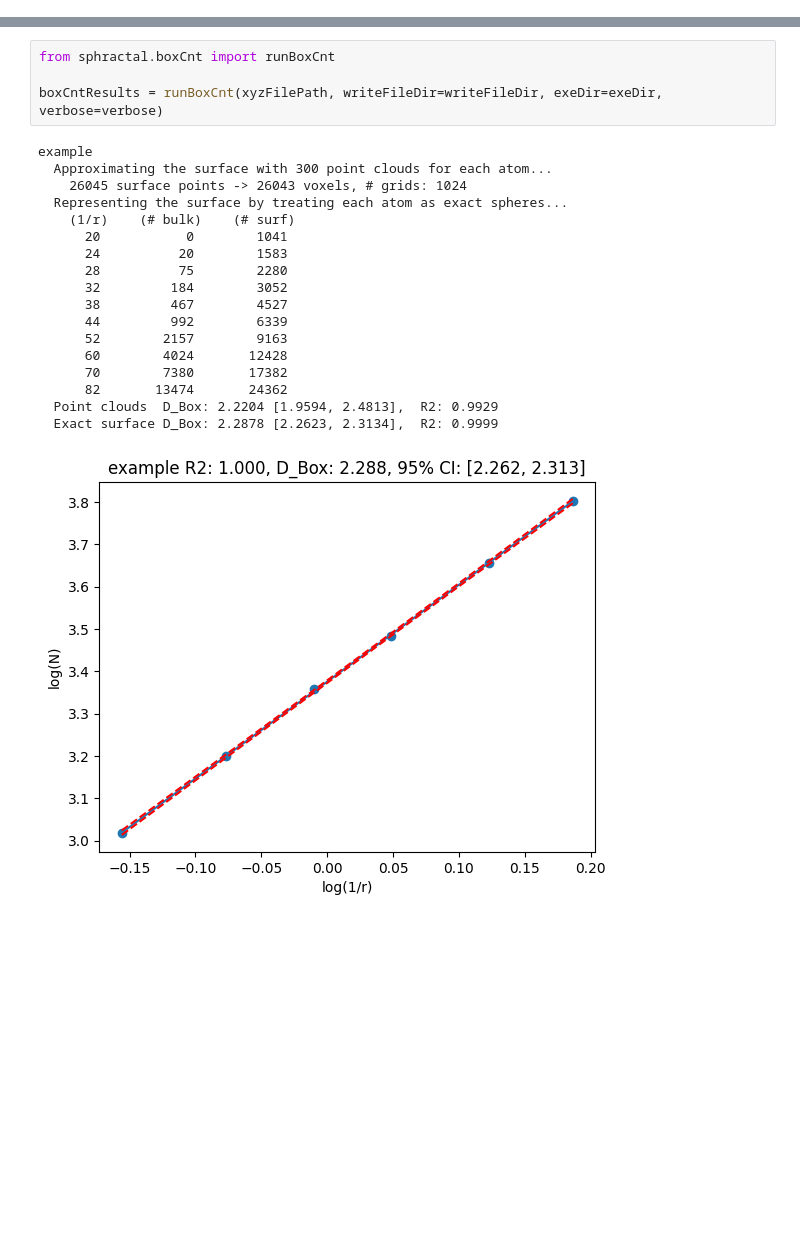
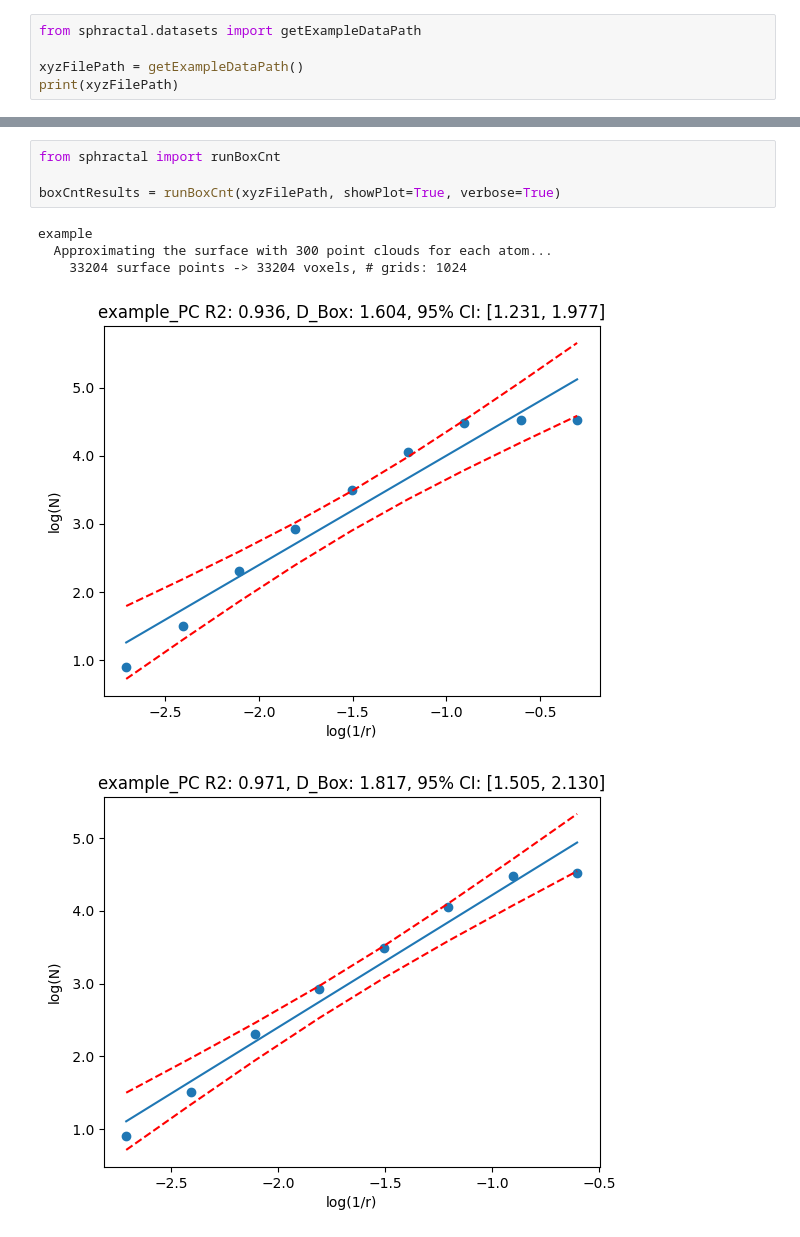
Before and after one commit to Jon-Ting/sphractal, a Jupyter notebook: docs/example.ipynb, the cells around one changed output, grey strips where cells are left out. Saved outputs shown, nothing was run; the diff lists cells and outputs as text; blank space fills up the shorter version.

Commit message:
docs(example): completed example.ipynb

```diff
--- a/docs/example.ipynb
+++ b/docs/example.ipynb
@@ -24,0 +28,5 @@ verbose=True
+# %%
+from sphractal.datasets import getExampleDataPath
+
+xyzFilePath = getExampleDataPath()
+print(xyzFilePath)
@@ -29,23 +73,10 @@ The minimum requirement of input argument to run the box-counting algorithm is s
 # %%
-from sphractal.boxCnt import runBoxCnt
+from sphractal import runBoxCnt
 
-boxCntResults = runBoxCnt(xyzFilePath, writeFileDir=writeFileDir, exeDir=exeDir, verbose=verbose)
+boxCntResults = runBoxCnt(xyzFilePath, showPlot=True, verbose=True)
 # %% [output]
 example
   Approximating the surface with 300 point clouds for each atom...
-    26045 surface points -> 26043 voxels, # grids: 1024
-  Representing the surface by treating each atom as exact spheres...
-    (1/r)    (# bulk)    (# surf)
-      20           0        1041
-      24          20        1583
-      28          75        2280
-      32         184        3052
-      38         467        4527
-      44         992        6339
-      52        2157        9163
-      60        4024       12428
-      70        7380       17382
-      82       13474       24362
-  Point clouds  D_Box: 2.2204 [1.9594, 2.4813],  R2: 0.9929
-  Exact surface D_Box: 2.2878 [2.2623, 2.3134],  R2: 0.9999
+    33204 surface points -> 33204 voxels, # grids: 1024
-[figure, old version]
+[figure, new version]
+[figure, added]
```
Also changed, not shown: parts of 26 cells of this notebook, 27 other files.
